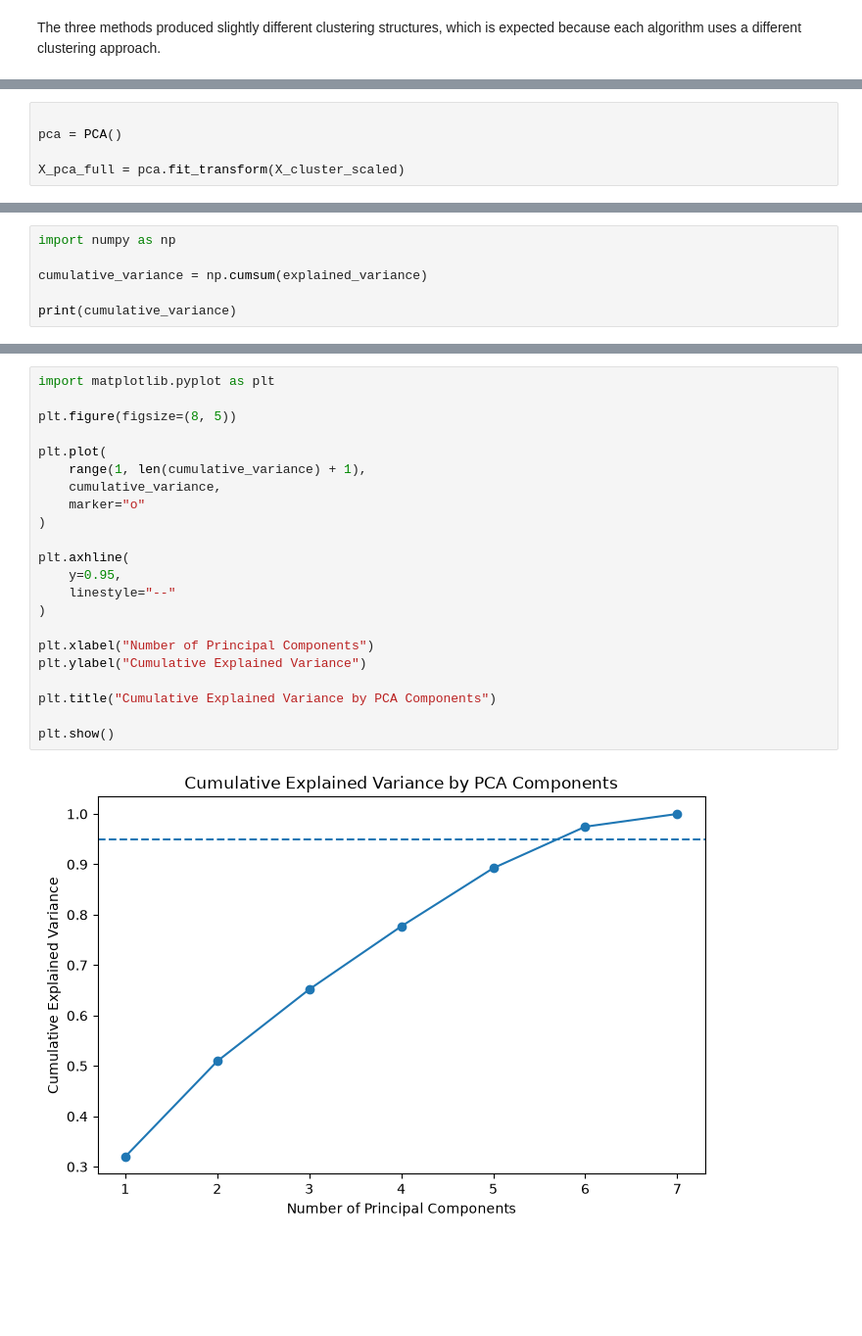
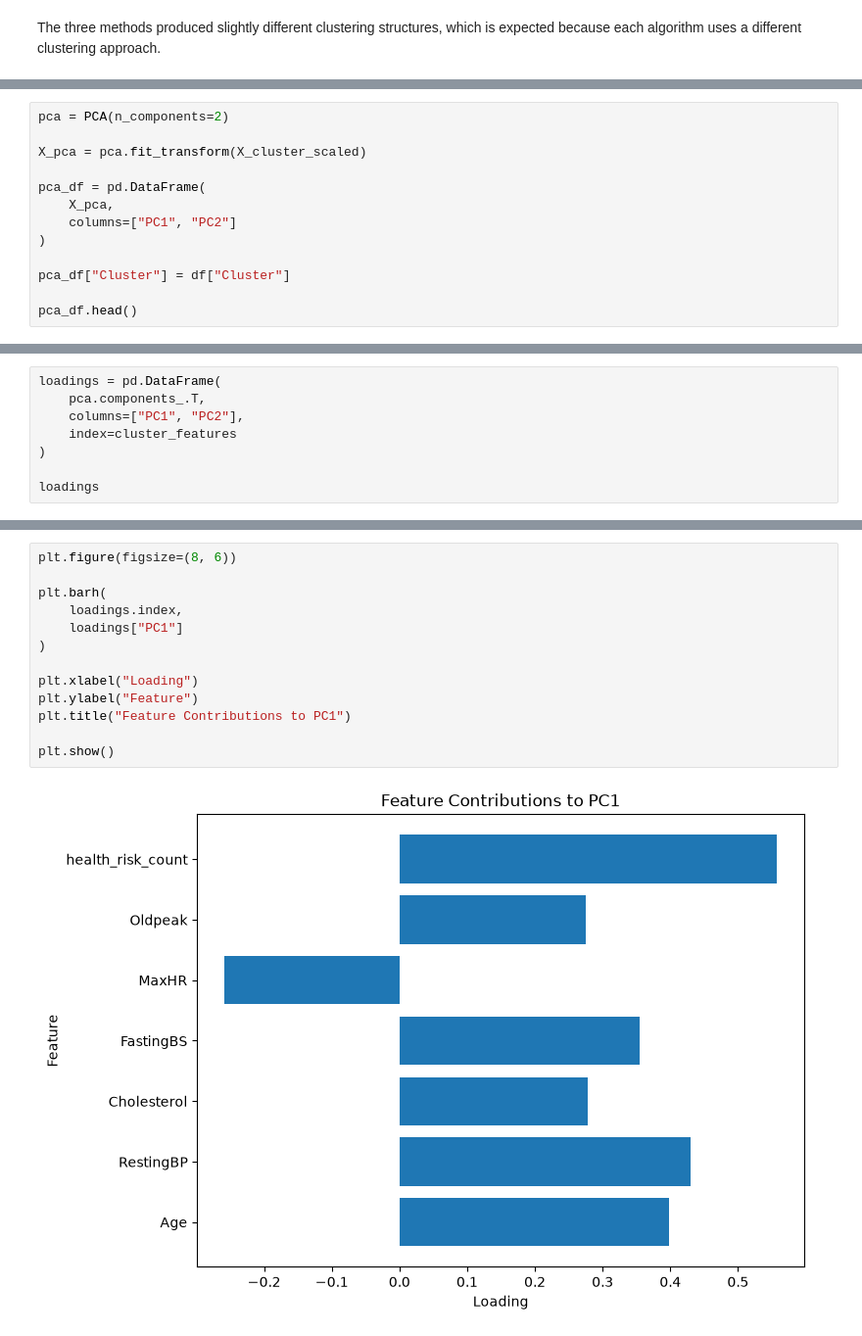
Before and after one commit to ghayda577/AI-ML-Training, a Jupyter notebook: Projects/First-Full-Project/notebooks/project.ipynb, the cells around one changed output, grey strips where cells are left out. Shown at 98% size. Cells and saved outputs as stored; diff of their text form; blank space fills up the shorter version.

```diff
--- a/Projects/First-Full-Project/notebooks/project.ipynb
+++ b/Projects/First-Full-Project/notebooks/project.ipynb
@@ -2243,5 +2307,13 @@ The three methods produced slightly different clustering structures, which is ex
 # %%
+pca = PCA(n_components=2)
 
-pca = PCA()
+X_pca = pca.fit_transform(X_cluster_scaled)
 
-X_pca_full = pca.fit_transform(X_cluster_scaled)
+pca_df = pd.DataFrame(
+    X_pca,
+    columns=["PC1", "PC2"]
+)
+
+pca_df["Cluster"] = df["Cluster"]
+
+pca_df.head()
@@ -2255,7 +2357,9 @@ print(explained_variance)
 # %%
-import numpy as np
+loadings = pd.DataFrame(
+    pca.components_.T,
+    columns=["PC1", "PC2"],
+    index=cluster_features
+)
 
-cumulative_variance = np.cumsum(explained_variance)
-
-print(cumulative_variance)
+loadings
 # %% [output]
@@ -2264,25 +2374,16 @@ print(cumulative_variance)
 # %%
-import matplotlib.pyplot as plt
+plt.figure(figsize=(8, 6))
 
-plt.figure(figsize=(8, 5))
-
-plt.plot(
-    range(1, len(cumulative_variance) + 1),
-    cumulative_variance,
-    marker="o"
+plt.barh(
+    loadings.index,
+    loadings["PC1"]
 )
 
-plt.axhline(
-    y=0.95,
-    linestyle="--"
-)
-
-plt.xlabel("Number of Principal Components")
-plt.ylabel("Cumulative Explained Variance")
-
-plt.title("Cumulative Explained Variance by PCA Components")
+plt.xlabel("Loading")
+plt.ylabel("Feature")
+plt.title("Feature Contributions to PC1")
 
 plt.show()
 # %% [output]
-[figure, old version]
+[figure, new version]
 # %%
```
Also changed, not shown: parts of 20 cells of this notebook, 4 other files.
